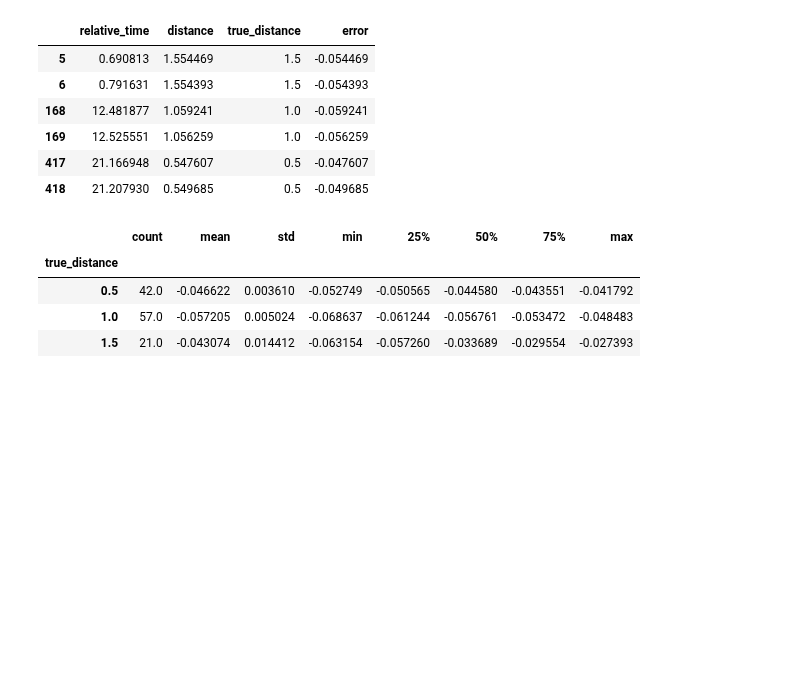
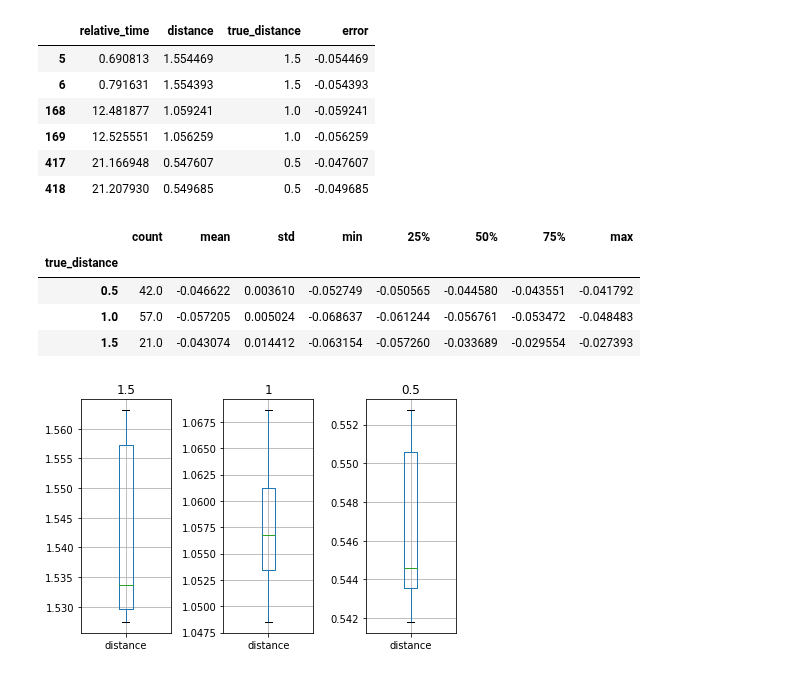
Before and after one commit to hakanErgin/apriltag_test_bench, a Jupyter notebook: test_pipeline/scripts/eda_distance.ipynb, the cells around one changed output. Cells and saved outputs as stored; diff of their text form; code cells hidden in the pictures; blank space fills up the shorter version.

Commit message:
box plots added for error and measured values

```diff
--- a/test_pipeline/scripts/eda_distance.ipynb
+++ b/test_pipeline/scripts/eda_distance.ipynb
@@ -125,3 +125,6 @@ See the caveats in the documentation: https://pandas.pydata.org/pandas-docs/stab
 | 550 | 26.241443 | 0.544948 | 0.5 | -0.044948 |
 | 551 | 26.278037 | 0.544072 | 0.5 | -0.044072 |
 120 rows × 4 columns
+# %%
+groups = df_filtered_by_change.groupby(true_value)
+len(groups)
@@ -143,3 +148,18 @@ df_filtered_by_change.groupby(true_value).error.describe()
 | 0.5 | 42.0 | -0.046622 | 0.003610 | -0.052749 | -0.050565 | -0.044580 | -0.043551 | -0.041792 |
 | 1.0 | 57.0 | -0.057205 | 0.005024 | -0.068637 | -0.061244 | -0.056761 | -0.053472 | -0.048483 |
 | 1.5 | 21.0 | -0.043074 | 0.014412 | -0.063154 | -0.057260 | -0.033689 | -0.029554 | -0.027393 |
+# %%
+def box_plotter(column_name):
+    fig, axes = plt.subplots(1,len(input_vals))
+
+    for i, val in enumerate(input_vals):
+        groups.get_group(val).boxplot(column=column_name, ax=axes.flatten()[i])
+        axes.flatten()[i].set_title(val)
+
+
+    plt.tight_layout()
+    plt.show()
+# %%
+box_plotter(target)
+# %% [output]
+[figure, added]
```
Also changed, not shown: parts of 4 cells of this notebook.
